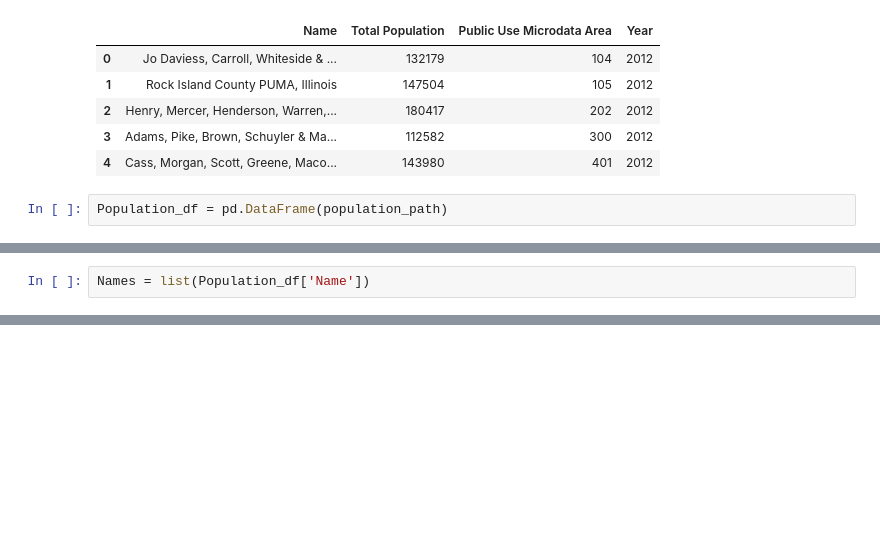
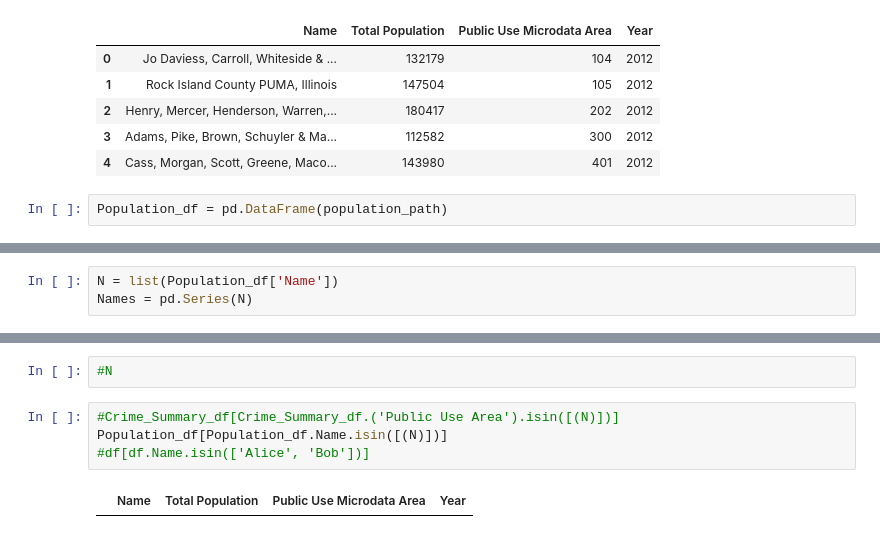
Before and after one commit to MariaSorensen/Colorama, a Jupyter notebook: Chicago_Crime.ipynb, the cells around one changed output, grey strips where cells are left out. Saved outputs shown, nothing was run; the diff lists cells and outputs as text; blank space fills up the shorter version.

```diff
--- a/Chicago_Crime.ipynb
+++ b/Chicago_Crime.ipynb
@@ -214,2 +202,3 @@ Population_df.head()
 # %%
-Names = list(Population_df['Name'])
+N = list(Population_df['Name'])
+Names = pd.Series(N)
@@ -225,0 +233,8 @@ KeyError: 'the label [Names] is not in the [columns]'
+# %%
+#N
+# %%
+#Crime_Summary_df[Crime_Summary_df.('Public Use Area').isin([(N)])]
+Population_df[Population_df.Name.isin([(N)])]
+#df[df.Name.isin(['Alice', 'Bob'])]
+# %% [output]
+|  | Name | Total Population | Public Use Microdata Area | Year |
```
Also changed, not shown: parts of 21 cells of this notebook.
